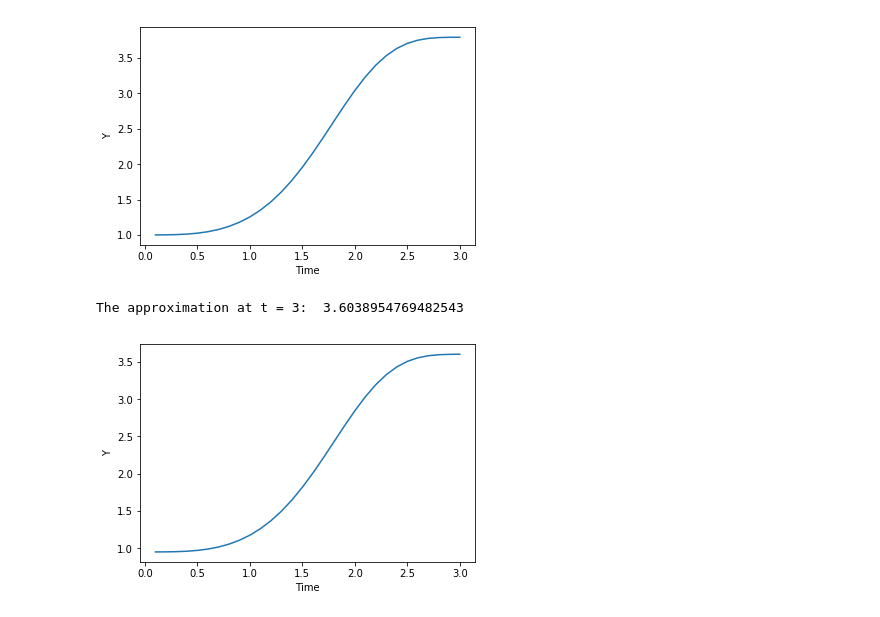
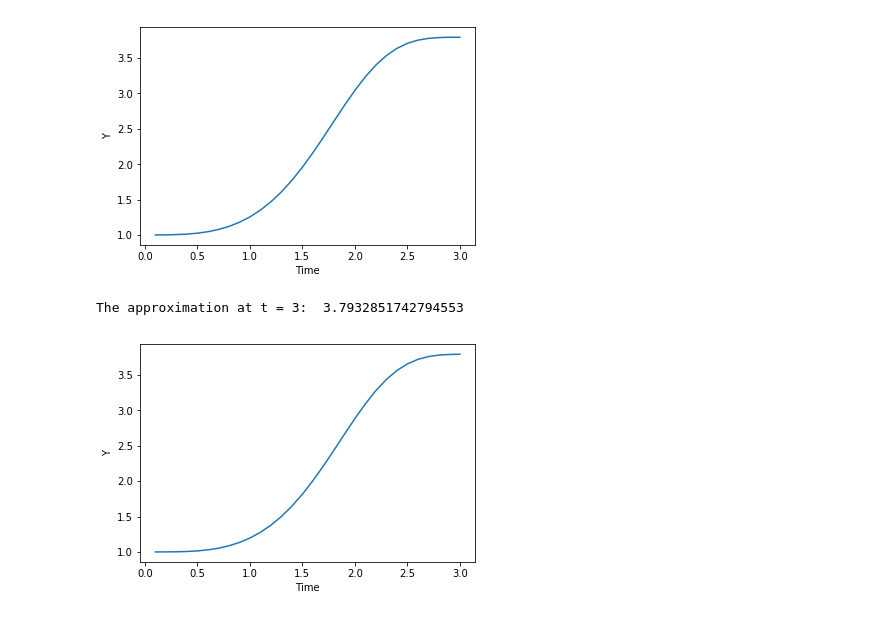
Before and after one commit to francismjenkins/Numerical_ODE, a Jupyter notebook: ODE_numerical.ipynb, the cells around one changed output. Cells and saved outputs as stored; diff of their text form; code cells hidden in the pictures.

```diff
--- a/ODE_numerical.ipynb
+++ b/ODE_numerical.ipynb
@@ -3,10 +3,15 @@
 # Author: Frank Jenkins
 
 import math
+import matplotlib.pyplot as plt
 
 def f(t,y):
-    y = math.exp(-math.cos(t)+((math.cos(t)**3)/3)+(2/3))
-    return y
+    yt = math.exp(-math.cos(t)+((math.cos(t)**3)/3)+(2/3))
+    return yt
+
+def dy(t,y):
+    dy = y*math.sin(t)**3
+    return dy
 
 x = []
 time = []
@@ -57,30 +59,30 @@ print("The approximation at t = 3: ", x1[-1])
 # %% [output]
 The approximation at t = 3:  3.7936492711724785
 [figure]
-# %%
-x2 = []
-time2 = []
-
-def rk4(f, y0, a, b, h):
-    t = a
-    while (t <= b):
-        t+=h
-        y = h*f(t,y0)
-        y1 = f(t + (h/2), y + y*(h/2))
-        y2 = f(t + (h/2), y + y1*(h/2))
-        y3 = f(t + h, y + y2)
-        y4 = y + (1/6)*(y + 2*y1 + 2*y2 + y3)
-        x2.append(y4)
-        time2.append(t)
+# %%
+x2 = []
+time2 = []
+
+def rk4(y0, a, b, h):
+    t, y = a, y0
+    while(t <= b):
+        k1 = h*dy(t, y)
+        k2 = h*dy(t + 0.5*h, y + 0.5*k1)
+        k3 = h*dy(t + 0.5*h, y + 0.5*k2)
+        k4 = h*dy(t + h, y + k3)
+        y = y + (1/6)*(k1 + 2*k2 + 2*k3 + k4)
+        t+=h
+        x2.append(y)
+        time2.append(t)
+    return y
 # %%
-c1 = rk4(f, 1, 0, 3.0, 0.1)
-import matplotlib.pyplot as plt
+c1 = rk4(1, 0, 3.0, 0.1)
 
 plt.plot(time2, x2)
 plt.xlabel("Time")
 plt.ylabel("Y")
 print("")
 print("The approximation at t = 3: ", x2[-1])
 # %% [output]
-The approximation at t = 3:  3.6038954769482543
+The approximation at t = 3:  3.7932851742794553
-[figure, old version]
+[figure, new version]
```
Also changed, not shown: parts of 2 cells of this notebook.
